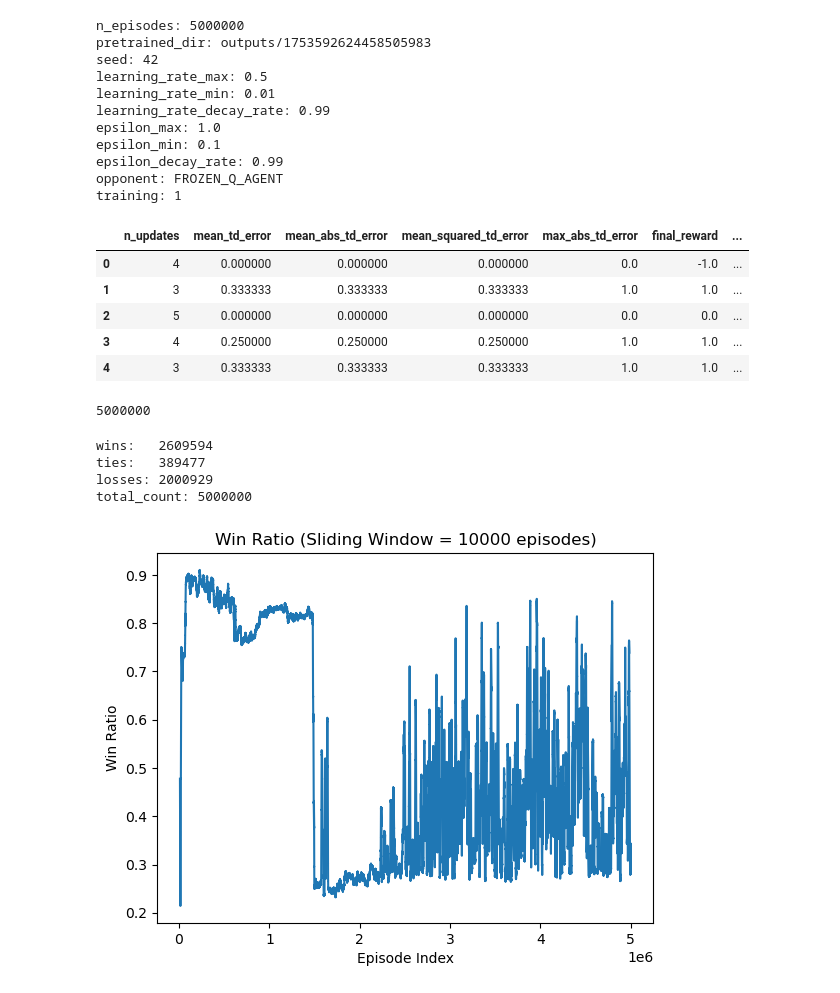
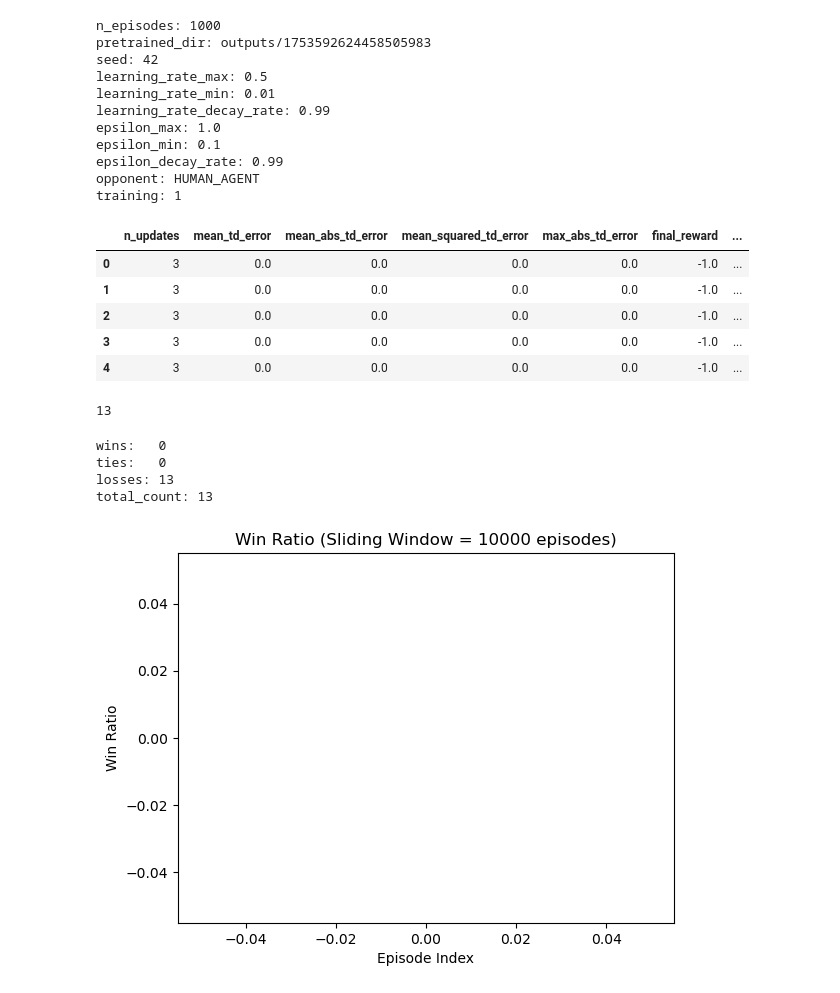
Before and after one commit to jamesGadoury/tic-tac-toe-ui, a Jupyter notebook: tic-tac-toe-rl/training_analysis_latest.ipynb, the cells around one changed output. Saved outputs shown, nothing was run; the diff lists cells and outputs as text; code cells hidden in the pictures.

```diff
--- a/tic-tac-toe-rl/training_analysis_latest.ipynb
+++ b/tic-tac-toe-rl/training_analysis_latest.ipynb
@@ -11,7 +11,7 @@ def load_results_dataframe(dir: Path, pattern: str) -> pd.DataFrame:
     and returns a single DataFrame with columns:
       - all keys from your JSON records
       - 'source_file': the filename each record came from
-      - 'modified_time': a pandas.Timestamp of the file’s mtime
+      - 'modified_time': a pandas.Timestamp of the file's mtime
 
     Rows are sorted by modified_time (most recent first).
     """
@@ -65,13 +65,13 @@ def load_results_dataframe(dir: Path, pattern: str) -> pd.DataFrame:
 def load_episodes_dataframe(dir: Path) -> pd.DataFrame:
     return load_results_dataframe(dir=dir, pattern="episodes_*.json")
 # %%
-training_dir = Path("./outputs/1753594308579026085")
+training_dir = Path("./outputs/1753602072205816537")
 # %%
 training_params = json.load(open(training_dir / "training_params.json", "r"))
 for k, v in training_params.items():
     print(f"{k}: {v}")
 # %% [output]
-n_episodes: 5000000
+n_episodes: 1000
 pretrained_dir: outputs/1753592624458505983
 seed: 42
 learning_rate_max: 0.5
@@ -80,22 +80,22 @@ learning_rate_decay_rate: 0.99
 epsilon_max: 1.0
 epsilon_min: 0.1
 epsilon_decay_rate: 0.99
-opponent: FROZEN_Q_AGENT
+opponent: HUMAN_AGENT
 training: 1
 # %%
 episodes = load_episodes_dataframe(training_dir)
 episodes.head()
 # %% [output]
 |  | n_updates | mean_td_error | mean_abs_td_error | mean_squared_td_error | max_abs_td_error | final_reward | ... |
-| 0 | 4 | 0.000000 | 0.000000 | 0.000000 | 0.0 | -1.0 | ... |
-| 1 | 3 | 0.333333 | 0.333333 | 0.333333 | 1.0 | 1.0 | ... |
-| 2 | 5 | 0.000000 | 0.000000 | 0.000000 | 0.0 | 0.0 | ... |
-| 3 | 4 | 0.250000 | 0.250000 | 0.250000 | 1.0 | 1.0 | ... |
-| 4 | 3 | 0.333333 | 0.333333 | 0.333333 | 1.0 | 1.0 | ... |
+| 0 | 3 | 0.0 | 0.0 | 0.0 | 0.0 | -1.0 | ... |
+| 1 | 3 | 0.0 | 0.0 | 0.0 | 0.0 | -1.0 | ... |
+| 2 | 3 | 0.0 | 0.0 | 0.0 | 0.0 | -1.0 | ... |
+| 3 | 3 | 0.0 | 0.0 | 0.0 | 0.0 | -1.0 | ... |
+| 4 | 3 | 0.0 | 0.0 | 0.0 | 0.0 | -1.0 | ... |
 # %%
 len(episodes)
 # %% [output]
-5000000
+13
 # %%
 def get_moving_window_average(data: np.ndarray, window_size: int):
     weights = np.ones(window_size) / window_size
@@ -105,10 +105,11 @@ def get_moving_window_average(data: np.ndarray, window_size: int):
 codes = (episodes["final_reward"].astype(int) + 1).to_numpy()
 
 # counts[0] = losses, counts[1] = ties, counts[2] = wins
-counts = np.bincount(codes, minlength=3)
+# counts = np.bincount(codes, minlength=3)
 
-loss_count, tie_count, win_count = counts
-total_count = counts.sum()
+win_rows, tie_rows, loss_rows = (episodes["final_reward"].eq(r) for r in (1.0, 0.0, -1.0,))
+win_count, tie_count, loss_count  = win_rows.sum(), tie_rows.sum(), loss_rows.sum()
+total_count = win_count + tie_count + loss_count
 
 print(f"wins:   {win_count}")
 print(f"ties:   {tie_count}")
@@ -116,19 +117,19 @@ print(f"losses: {loss_count}")
 print(f"total_count: {total_count}")
 assert total_count == len(episodes)
 # %% [output]
-wins:   2609594
-ties:   389477
-losses: 2000929
-total_count: 5000000
+wins:   0
+ties:   0
+losses: 13
+total_count: 13
 # %%
-win_ratio = episodes["final_reward"].eq(1.0).rolling(window=10000).mean()
+win_ratio = win_rows.rolling(window=10000).mean()
 
 plt.figure()
 plt.plot(win_ratio)
 plt.title(f"Win Ratio (Sliding Window = {10000} episodes)")
 plt.xlabel("Episode Index")
 plt.ylabel("Win Ratio")
 plt.show()
 # %% [output]
-[figure, old version]
+[figure, new version]
 # %%
```
Also changed, not shown: parts of 10 cells of this notebook, 1 other file.
